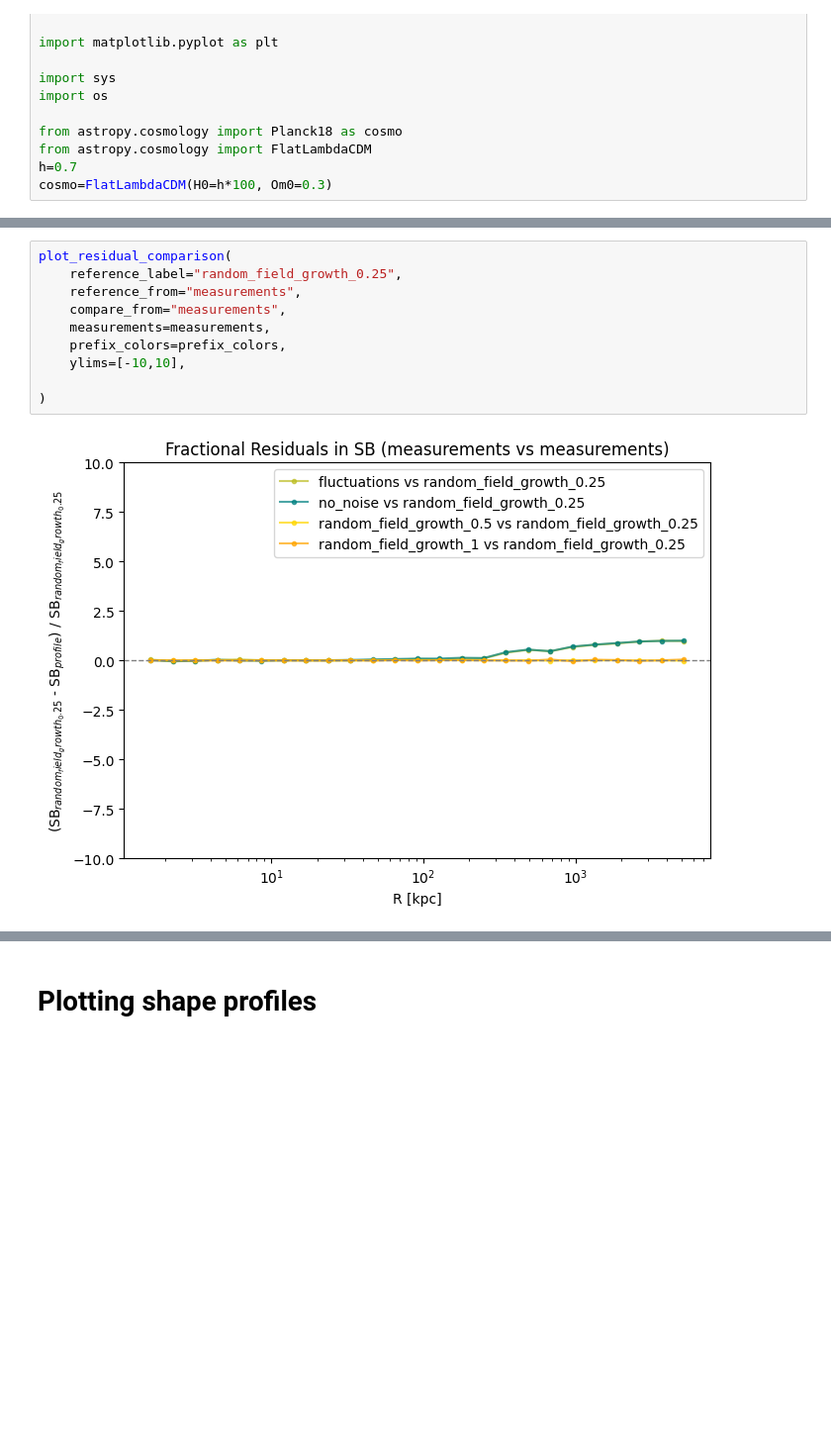
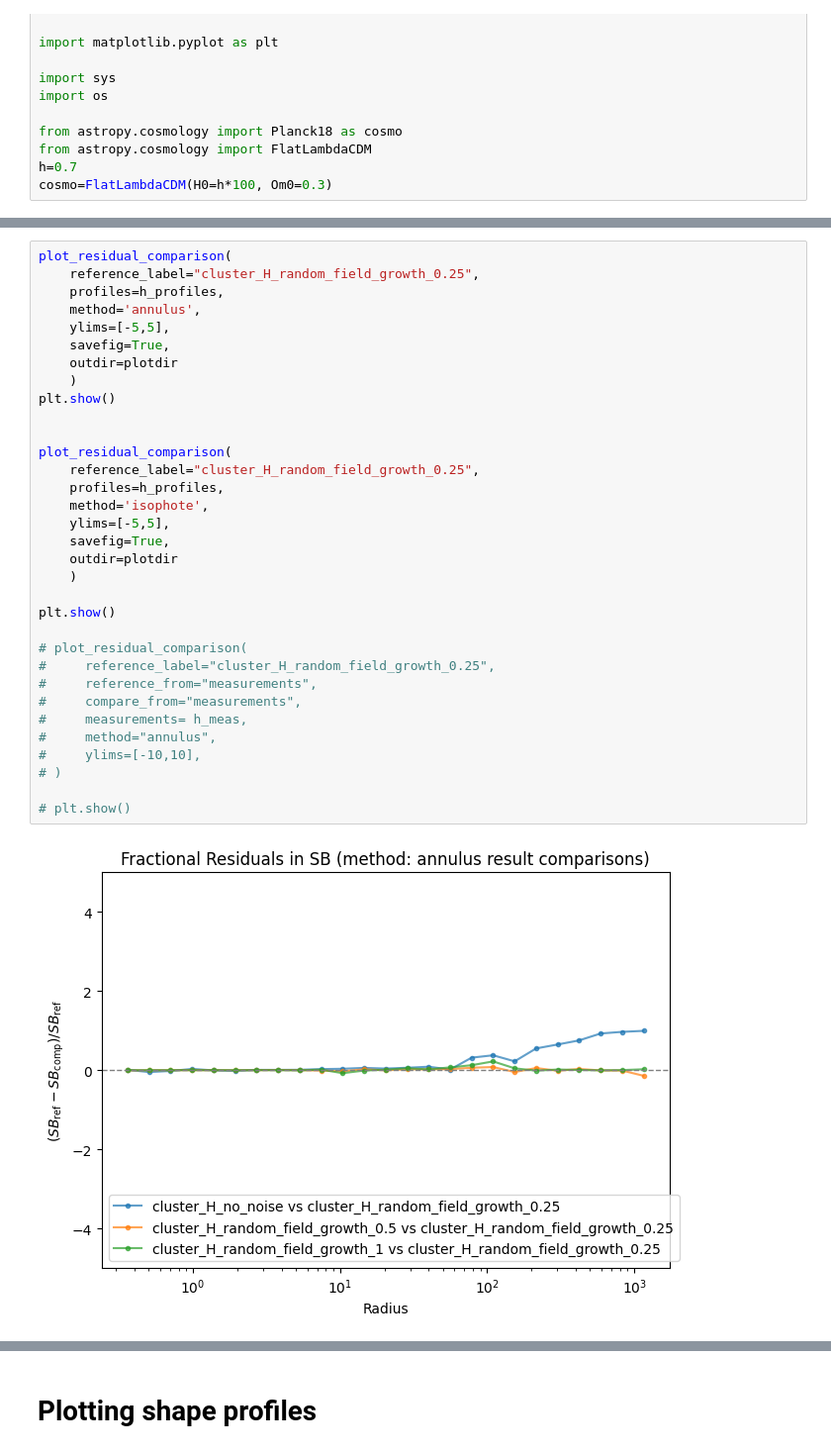
Before and after one commit to IntraClusterLight/nicl_q1, a Jupyter notebook: nbs/Profile_Comparisons.ipynb, the cells around one changed output, grey strips where cells are left out. Shown at 99% size. Drawn from its saved outputs; the diff is of its cells as text; blank space fills up the shorter version.

Commit message:
changes to autoprof pipeline and plotting comparison tests

```diff
--- a/nbs/Profile_Comparisons.ipynb
+++ b/nbs/Profile_Comparisons.ipynb
@@ -349,12 +530,35 @@ plot_sb_profiles(profiles=profiles, measurements=measurements,prefix_colors=pref
 # %%
 plot_residual_comparison(
-    reference_label="random_field_growth_0.25",
-    reference_from="measurements",
-    compare_from="measurements",
-    measurements=measurements,
-    prefix_colors=prefix_colors,
-    ylims=[-10,10],
+    reference_label="cluster_H_random_field_growth_0.25",
+    profiles=h_profiles,
+    method='annulus',
+    ylims=[-5,5],
+    savefig=True,
+    outdir=plotdir
+    )
+plt.show()
 
-)
+
+plot_residual_comparison(
+    reference_label="cluster_H_random_field_growth_0.25",
+    profiles=h_profiles,
+    method='isophote',
+    ylims=[-5,5],
+    savefig=True,
+    outdir=plotdir
+    )
+
+plt.show()
+
+# plot_residual_comparison(
+#     reference_label="cluster_H_random_field_growth_0.25",
+#     reference_from="measurements",
+#     compare_from="measurements",
+#     measurements= h_meas,
+#     method="annulus",
+#     ylims=[-10,10],
+# )
+
+# plt.show()
 # %% [output]
-[figure, old version]
+[figure, new version]
```
Also changed, not shown: parts of 18 cells of this notebook, 3 other files.
